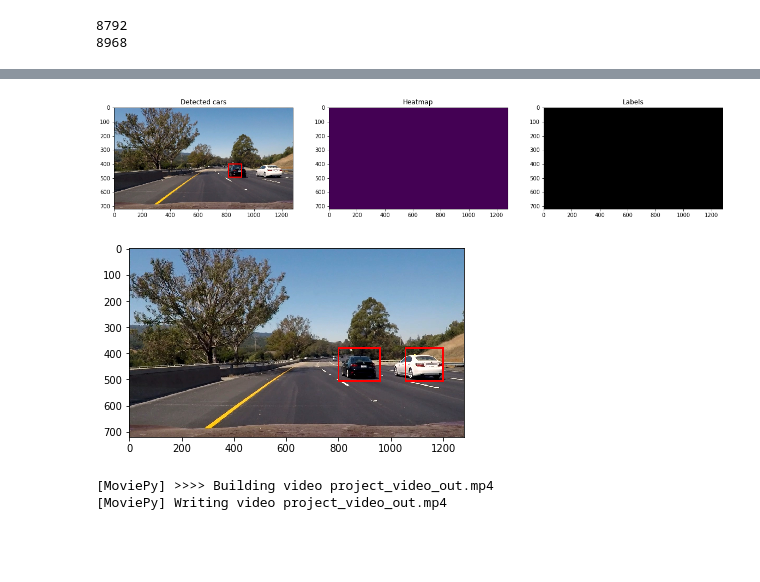
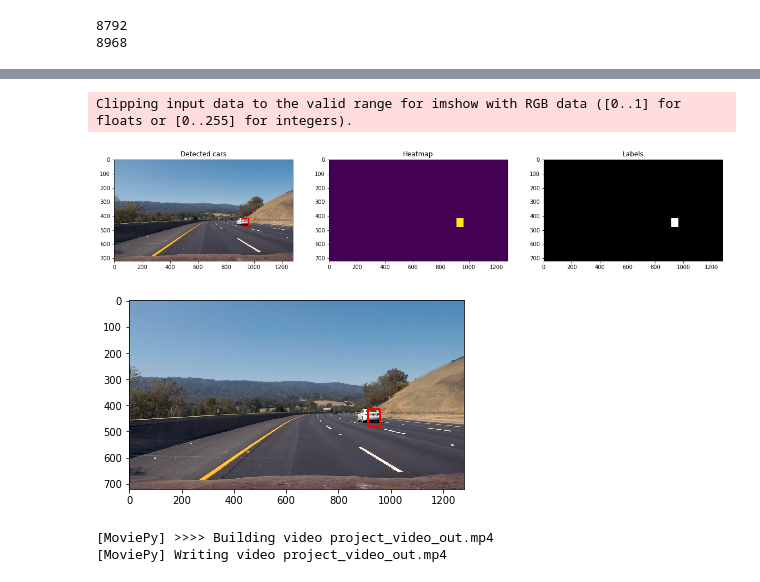
Before and after one commit to terrylu87/CarND-Vehicle-Detection, a Jupyter notebook: detection.ipynb, the cells around one changed output, grey strips where cells are left out. Saved outputs shown, nothing was run; the diff lists cells and outputs as text; code cells hidden in the pictures; blank space fills up the shorter version.

```diff
--- a/detection.ipynb
+++ b/detection.ipynb
@@ -117,7 +117,8 @@ svc = dist_pickle["svc"]
 X_scaler = dist_pickle["X_scaler"]
 # %%
 # detect
-image = mpimg.imread('test_images/test6.jpg')
+y_start_stop = [400, 500]  # Min and max in y to search in slide_window()
+image = mpimg.imread('test_images/test3.jpg')
 draw_image = np.copy(image)
 
 image = image.astype('float32')/255
@@ -128,7 +129,7 @@ image = image.astype('float32')/255
 #image = image.astype(np.float32)/255
 
 windows = slide_window(image, x_start_stop=[None, None], y_start_stop=y_start_stop,
-                    xy_window=(96, 96), xy_overlap=(0.5, 0.5))
+                    xy_window=(64, 64), xy_overlap=(0.75, 0.75))
 
 print(len(windows))
 hot_windows = search_windows(image, windows, svc, X_scaler, color_space=color_space,
@@ -149,8 +150,10 @@ plt.show()
 # %%
+draw_image = np.copy(image)
+
 heat = np.zeros_like(image[:,:,0]).astype(np.float)
 add_heat(heat, hot_windows)
 # Apply threshold to help remove false positives
-heat = apply_threshold(heat, 2)
+heat = apply_threshold(heat, 1)
 
 # Visualize the heatmap when displaying
 heatmap = np.clip(heat, 0, 255)
@@ -174,7 +177,8 @@ detected_car_labales_plot.set_title('Labels')
 detected_car_labales_plot.imshow(labels[0], cmap='gray')
 plt.show()
 # %% [output]
+Clipping input data to the valid range for imshow with RGB data ([0..1] for floats or [0..255] for integers).
-[figure, old version]
+[figure, new version]
 # %%
 # Define a single function that can extract features using hog sub-sampling and make predictions
 def find_cars(img, ystart, ystop, scale, svc, X_scaler, orient, pix_per_cell, cell_per_block, spatial_size, hist_bins):
@@ -202,7 +206,7 @@ def find_cars(img, ystart, ystop, scale, svc, X_scaler, orient, pix_per_cell, ce
     # 64 was the orginal sampling rate, with 8 cells and 8 pix per cell
     window = 64
     nblocks_per_window = (window // pix_per_cell) - cell_per_block + 1
-    cells_per_step = 4  # Instead of overlap, define how many cells to step
+    cells_per_step = 2  # Instead of overlap, define how many cells to step
     nxsteps = (nxblocks - nblocks_per_window) // cells_per_step + 1
     nysteps = (nyblocks - nblocks_per_window) // cells_per_step + 1
     #print(nxsteps)
@@ -249,5 +253,9 @@ def find_cars(img, ystart, ystop, scale, svc, X_scaler, orient, pix_per_cell, ce
     #draw_labeled_bboxes(draw_img, labels)
 
     return hot_windows
+# %%
+history_heat = []
+MAX_HISTORY = 10
+#history_heat = []
 # %%
 def pipeline(img):
@@ -287,10 +324,10 @@ def pipeline(img):
 # %%
-img = mpimg.imread('./test_images/test6.jpg')
+img = mpimg.imread('./test_images/test3.jpg')
 out_img = pipeline(img)
 plt.imshow(out_img)
 plt.show()
 # %% [output]
-[figure, old version]
+[figure, new version]
 # %%
 from moviepy.editor import VideoFileClip
 def detectVideo(input_video,output):
```
Also changed, not shown: parts of 6 cells of this notebook, 12 other files.
